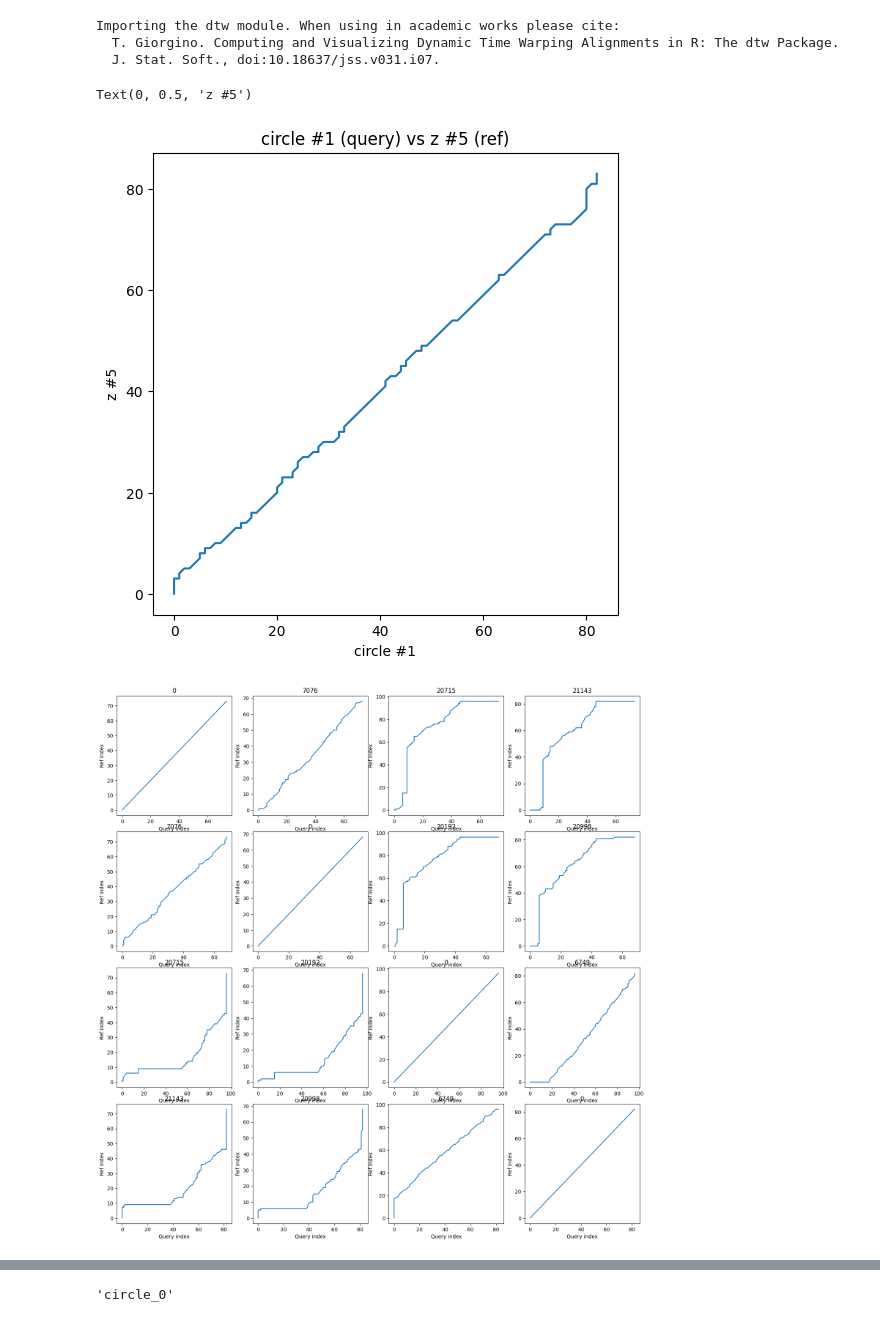
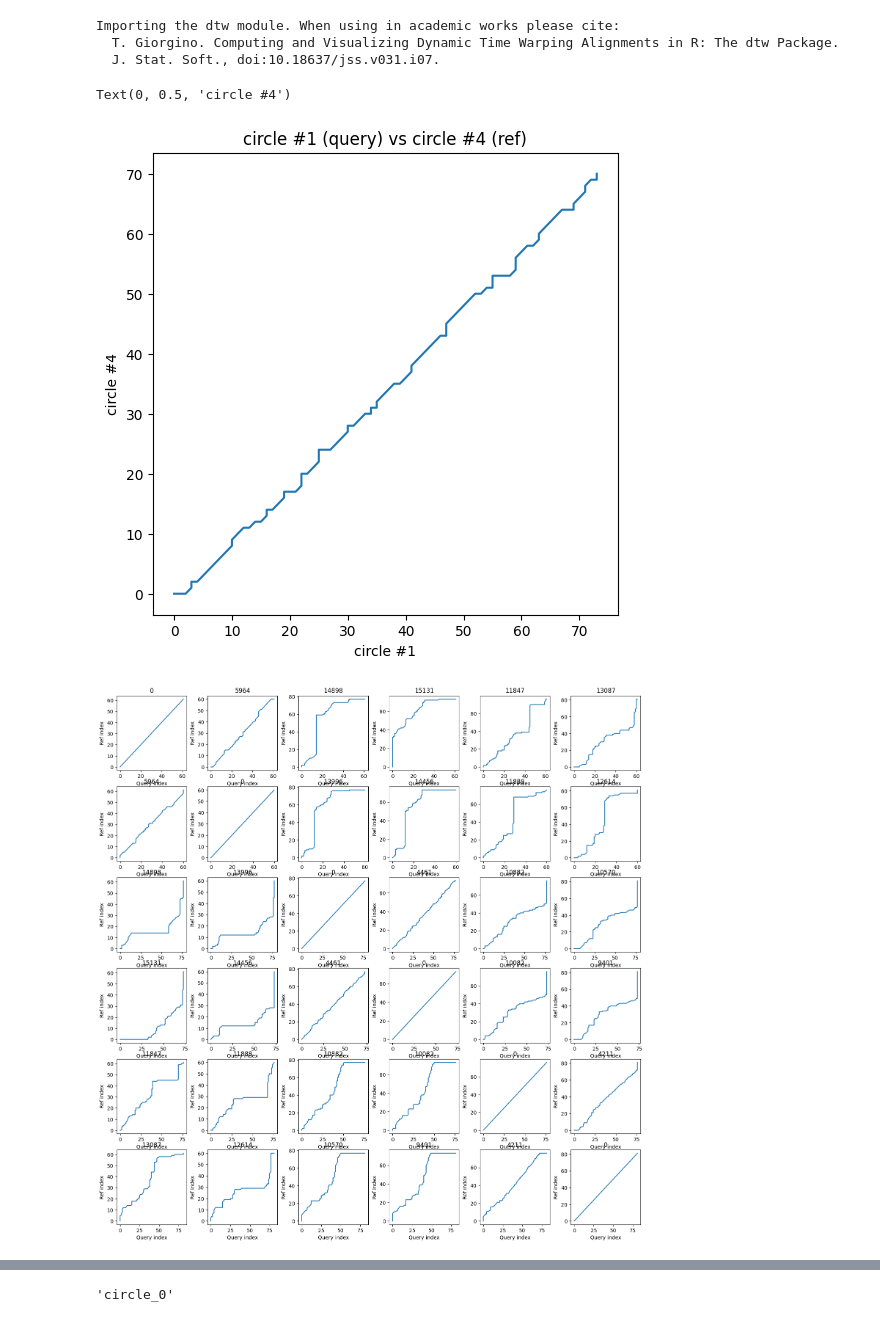
Before and after one commit to rbaron/spellcaster, a Jupyter notebook: data/accel_ble-dump.ipynb, the cells around one changed output, grey strips where cells are left out. Drawn from its saved outputs; the diff is of its cells as text; code cells hidden in the pictures.

```diff
--- a/data/accel_ble-dump.ipynb
+++ b/data/accel_ble-dump.ipynb
@@ -9,8 +9,10 @@ import re
 df = pd.concat((
     pd.read_csv(f)
     for f in [
-        './data/ble-dump/L.csv',
-        './data/ble-dump/circle.csv',
+        './data/ble-dump/52hz/4g-500dps/circle.csv',
+        './data/ble-dump/52hz/4g-500dps/L.csv',
+        './data/ble-dump/52hz/4g-500dps/ghost.csv',
+        './data/ble-dump/52hz/4g-500dps/X.csv',
     ]
 ))
 df
@@ -35,14 +37,14 @@ def plot_mov(df, name, n, ax):
     ][['ax', 'ay', 'az', 'gx', 'gy', 'gz']].plot(ax=ax)
     ax.set_title(f'{name} #{n}')
 # %%
-N_EACH = 7
+N_EACH = 6
 
 fig, axs = plt.subplots(1 * N_EACH, 1, figsize=(15, 15))
 fig.tight_layout()
 
+for i in range(N_EACH):
+    plot_mov(df, 'X', i, axs[i])
+
 # for i in range(N_EACH):
-#     plot_mov(df, 'L', i, axs[i])
-
-for i in range(N_EACH):
-    plot_mov(df, 'circle', i, axs[i])
+#     plot_mov(df, 'X', i, axs[i + N_EACH])
 # %% [output]
@@ -71,33 +73,36 @@ res = dtw.dtw(
     mov_df(df, 'circle', 4)
 )
 ax = res.plot()
-ax.set_title('circle #1 (query) vs z #5 (ref)')
+ax.set_title('circle #1 (query) vs circle #4 (ref)')
 ax.set_xlabel('circle #1')
-ax.set_ylabel('z #5')
+ax.set_ylabel('circle #4')
 # %% [output]
-Text(0, 0.5, 'z #5')
+Text(0, 0.5, 'circle #4')
-[figure, old version]
+[figure, new version]
 # %%
 dfs = [mov_df(df, 'L', i) for i in range(2)] + \
-      [mov_df(df, 'circle', i) for i in range(2)]
-      # [mov_df(df, 'circle', i) for i in range(2)] + \
-      # [mov_df(df, 'swipe', i) for i in range(2)]
+      [mov_df(df, 'circle', i) for i in range(2)] + \
+      [mov_df(df, 'ghost', i) for i in range(2)]
 
 # [mov_df(df, 'double-circle', i) for i in range(2)] + \
 
 fig, axs = plt.subplots(len(dfs), len(dfs), figsize=(15, 15))
 fig.tight_layout()
 for i, df1 in enumerate(dfs):
     for j, df2 in enumerate(dfs):
         ax = axs[i][j]
         align = dtw.dtw(df1, df2)
+        # try:
+        #     align = dtw.dtw(df1, df2, window_type="sakoechiba", window_args={'window_size': 20})
+        # except ValueError:
+        #     continue
         # https://github.com/DynamicTimeWarping/dtw-python/blob/56d2e09dd4409f2d7bafb465889d696a25ebdd2c/dtw/dtwPlot.py#L79
         ax.plot(align.index1, align.index2)
         ax.set_xlabel("Query index")
         ax.set_ylabel("Ref index")
         ax.set_title(f'{int(align.normalizedDistance)}')
 # %% [output]
-[figure, old version]
+[figure, new version]
 # %%
 import itertools
 
```
Also changed, not shown: parts of 5 cells of this notebook, 9 other files.
